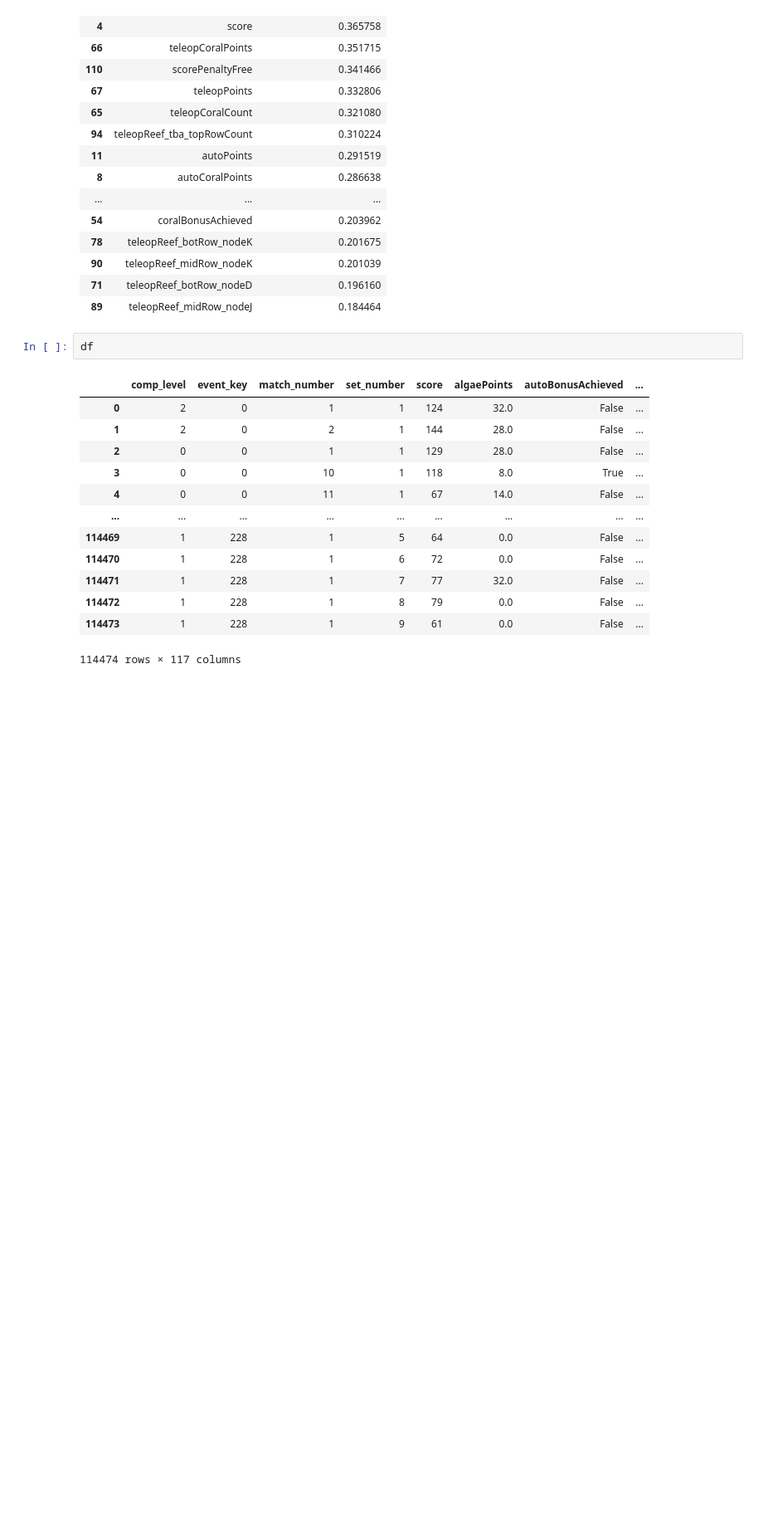
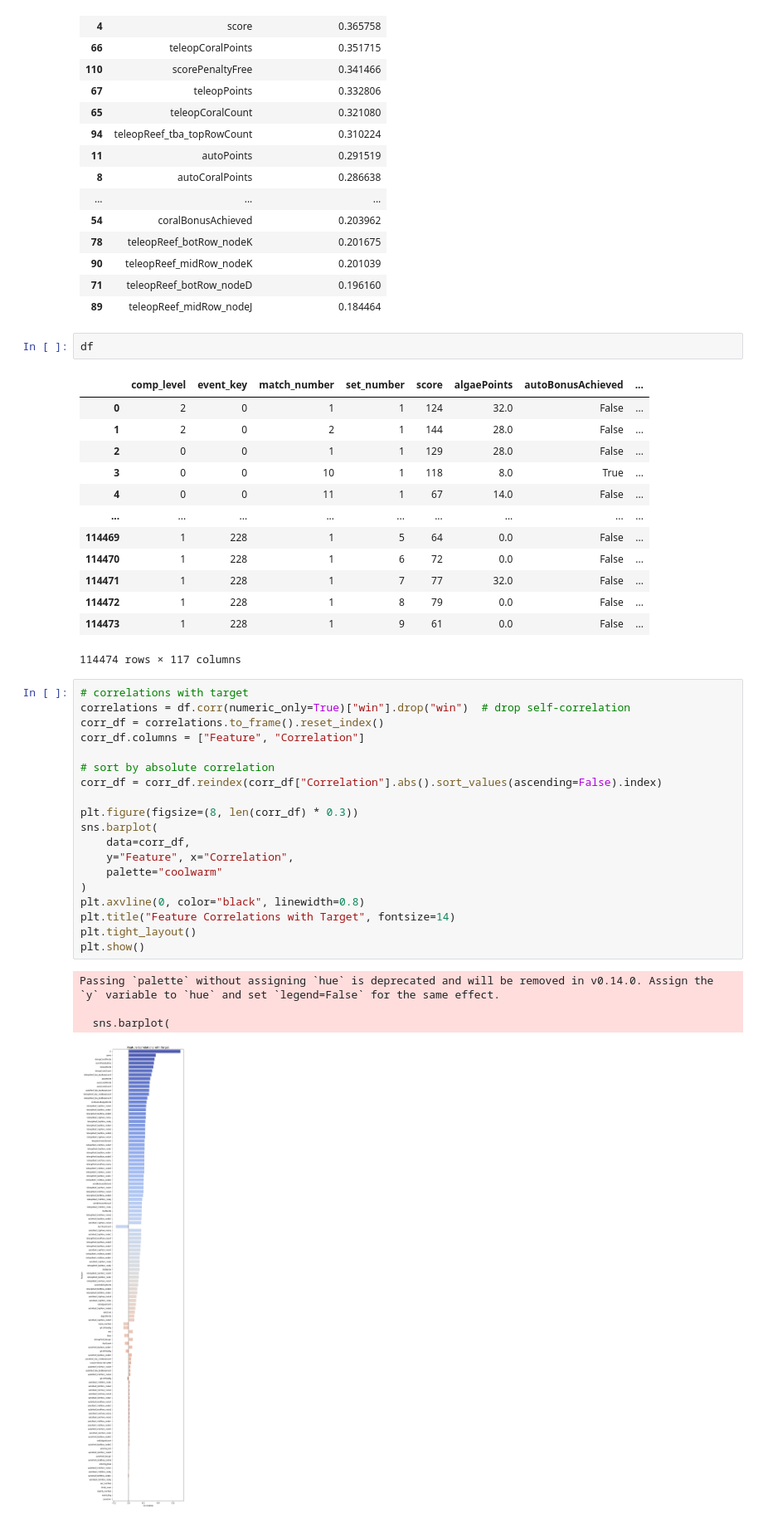
Before and after one commit to romimagshimim-cmyk/RomiRotem, a Jupyter notebook: EDA3.ipynb, the cells around one changed output. Shown at 83% size. Cells and saved outputs as stored; diff of their text form; blank space fills up the shorter version.

```diff
--- a/EDA3.ipynb
+++ b/EDA3.ipynb
@@ -111,3 +111,27 @@ df
 | 114472 | 1 | 228 | 1 | 8 | 79 | 0.0 | False | ... |
 | 114473 | 1 | 228 | 1 | 9 | 61 | 0.0 | False | ... |
 114474 rows × 117 columns
+# %%
+# correlations with target
+correlations = df.corr(numeric_only=True)["win"].drop("win")  # drop self-correlation
+corr_df = correlations.to_frame().reset_index()
+corr_df.columns = ["Feature", "Correlation"]
+
+# sort by absolute correlation
+corr_df = corr_df.reindex(corr_df["Correlation"].abs().sort_values(ascending=False).index)
+
+plt.figure(figsize=(8, len(corr_df) * 0.3))
+sns.barplot(
+    data=corr_df,
+    y="Feature", x="Correlation",
+    palette="coolwarm"
+)
+plt.axvline(0, color="black", linewidth=0.8)
+plt.title("Feature Correlations with Target", fontsize=14)
+plt.tight_layout()
+plt.show()
+# %% [output]
+Passing `palette` without assigning `hue` is deprecated and will be removed in v0.14.0. Assign the `y` variable to `hue` and set `legend=False` for the same effect.
+
+  sns.barplot(
+[figure, added]
```
Also changed, not shown: 6 other files.
